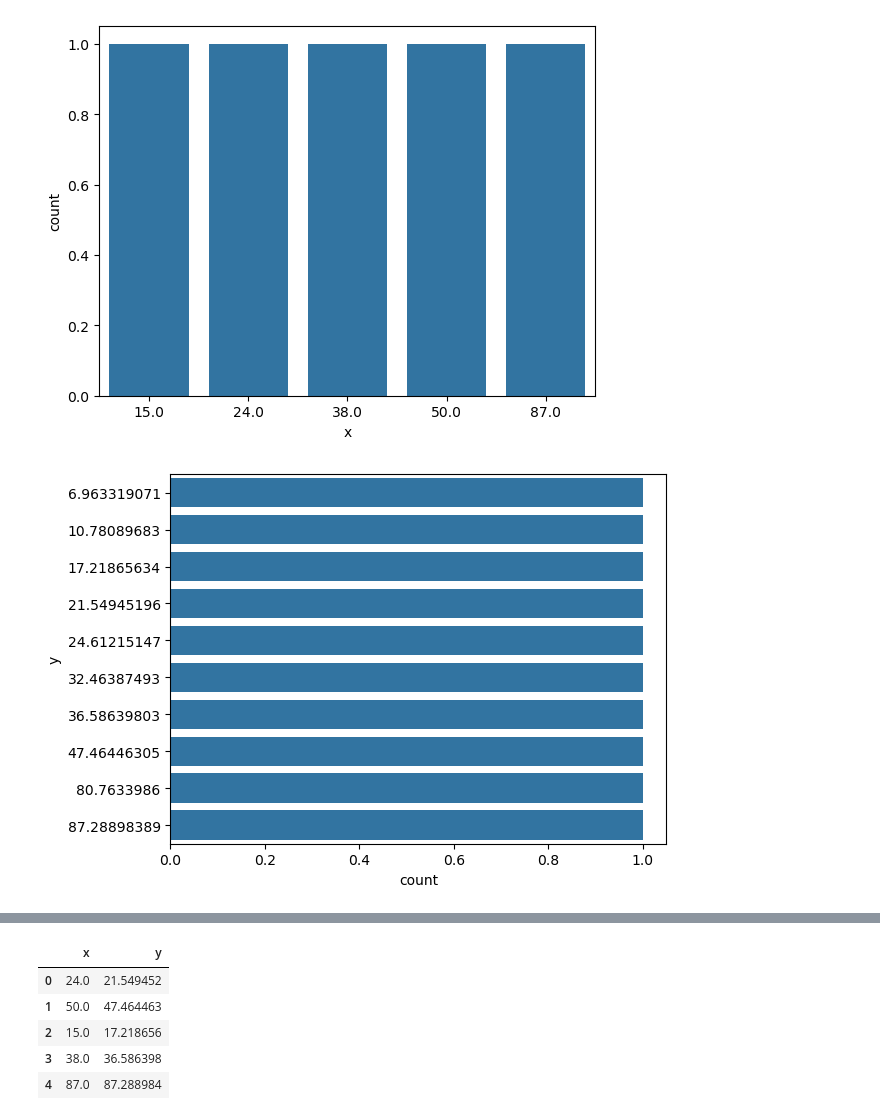
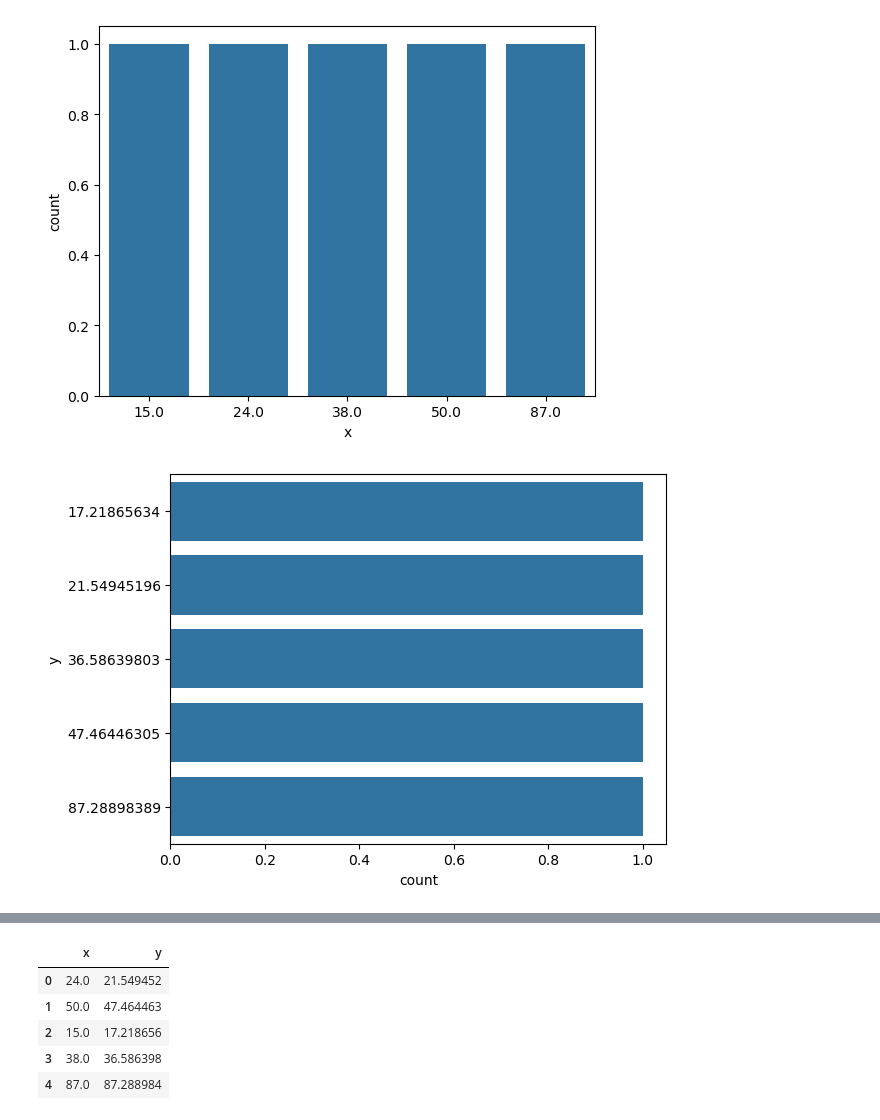
Before and after one commit to Fawazaro213/regressor-project, a Jupyter notebook: regressor-problem.ipynb, the cells around one changed output, grey strips where cells are left out. Drawn from its saved outputs; the diff is of its cells as text; code cells hidden in the pictures.

```diff
--- a/regressor-problem.ipynb
+++ b/regressor-problem.ipynb
@@ -75,6 +75,6 @@ sns.countplot(x='x', data=df.head());
 # %% [output]
 [figure]
 # %%
-sns.countplot(y='y', data=df[:10]);
+sns.countplot(y='y', data=df.head());
 # %% [output]
-[figure, old version]
+[figure, new version]
```
Also changed, not shown: parts of 45 cells of this notebook.
